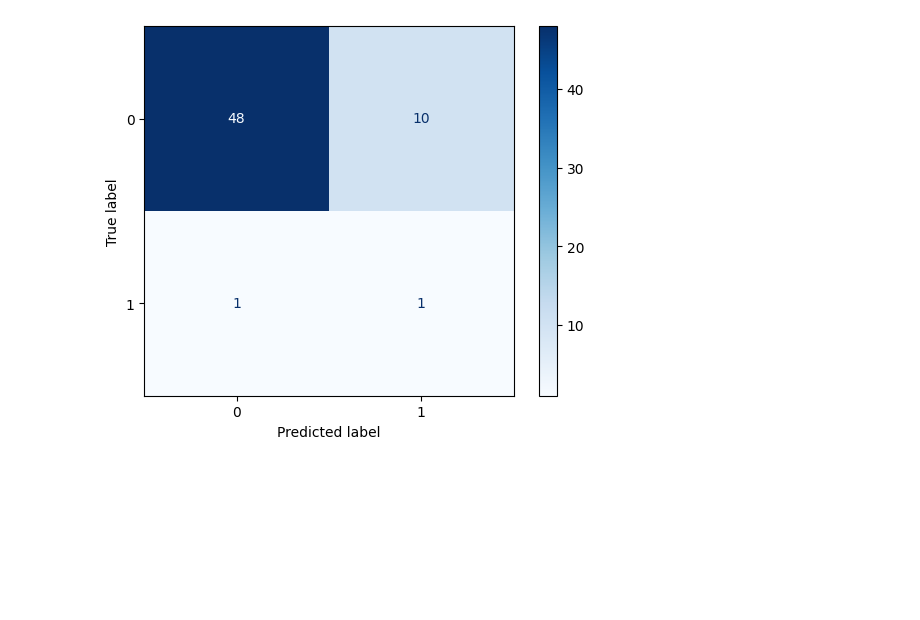
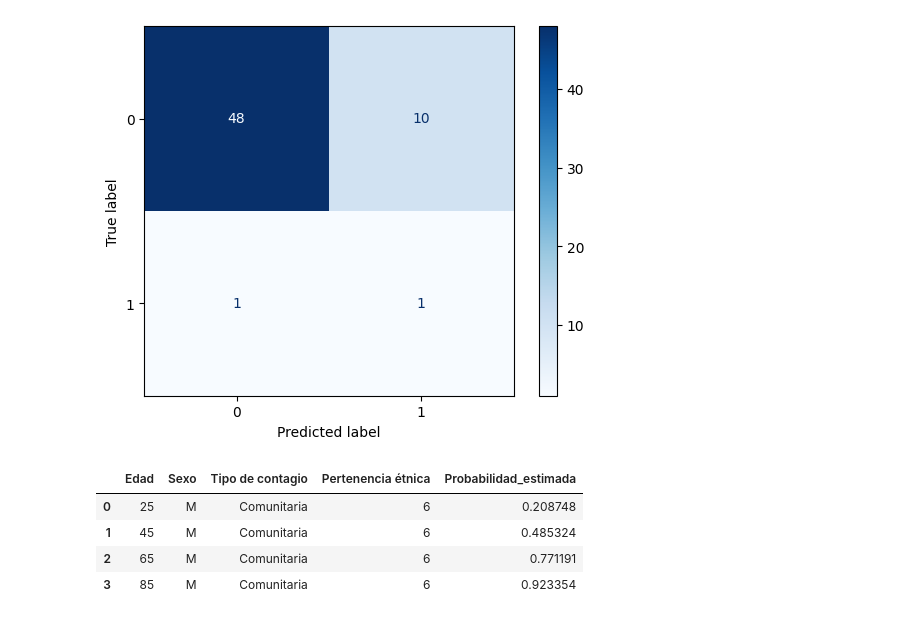
Before and after one commit to asegura4488/EDCO_IntroCienciaDatos, a Jupyter notebook: Semana3/Pandas_EstudioExploratorio.ipynb, the cells around one changed output. Saved outputs shown, nothing was run; the diff lists cells and outputs as text; code cells hidden in the pictures; blank space fills up the shorter version.

```diff
--- a/Semana3/Pandas_EstudioExploratorio.ipynb
+++ b/Semana3/Pandas_EstudioExploratorio.ipynb
@@ -784,0 +793,9 @@ plt.show()
+# %%
+perfiles['Probabilidad_estimada'] = pipeline.predict_proba(perfiles)[:,1]
+perfiles
+# %% [output]
+|  | Edad | Sexo | Tipo de contagio | Pertenencia étnica | Probabilidad_estimada |
+| 0 | 25 | M | Comunitaria | 6 | 0.208748 |
+| 1 | 45 | M | Comunitaria | 6 | 0.485324 |
+| 2 | 65 | M | Comunitaria | 6 | 0.771191 |
+| 3 | 85 | M | Comunitaria | 6 | 0.923354 |
```
Also changed, not shown: parts of 3 cells of this notebook.
